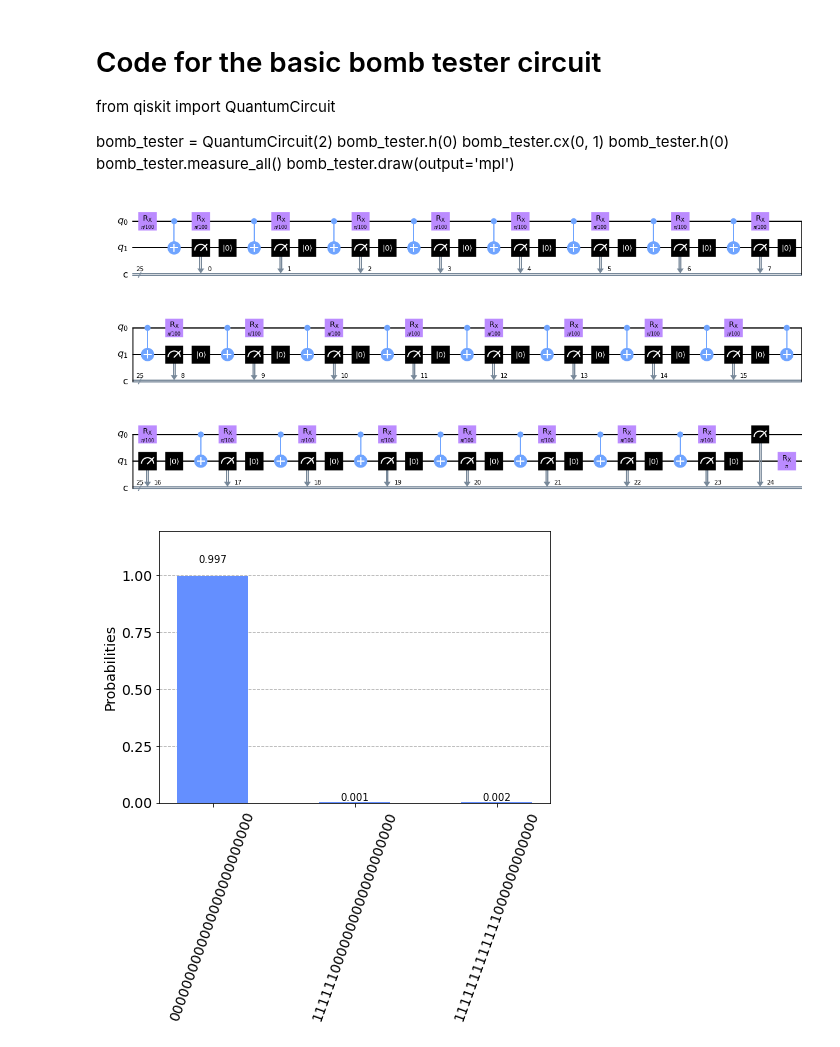
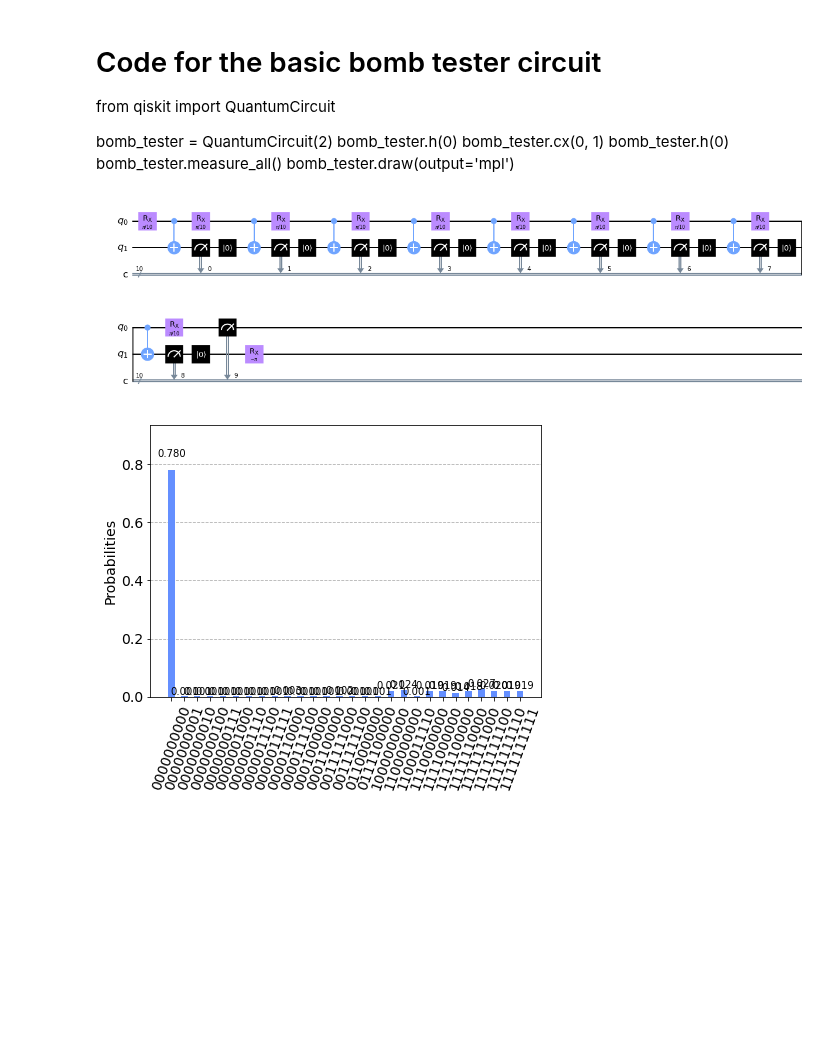
Before and after one commit to FreddyTF/QuantumBiscuit, a Jupyter notebook: Experiment-Description.ipynb, the cells around one changed output. Saved outputs shown, nothing was run; the diff lists cells and outputs as text; code cells hidden in the pictures; blank space fills up the shorter version.

```diff
--- a/Experiment-Description.ipynb
+++ b/Experiment-Description.ipynb
@@ -310,37 +304,37 @@ from qiskit.circuit import QuantumRegister, ClassicalRegister
 import numpy as np
 from qiskit.circuit.library import RXGate, RYGate
 
 from qiskit.providers.aer import QasmSimulator
 from qiskit.visualization import plot_histogram
 
 simulator = QasmSimulator()
 
 
 
-cycles = 25 # Choose the number of times we want to pass our photon through the mystery box. The more, the better.
-theta = np.pi/100 # The correct reflectivity of our beamsplitter is chosen for the quantum Zeno effect to work.
+cycles = 10 # Choose the number of times we want to pass our photon through the mystery box. The more, the better.
+theta = np.pi/cycles # The correct reflectivity of our beamsplitter is chosen for the quantum Zeno effect to work.
 
 # Create our quantum circuit
 qr = QuantumRegister(2, 'q')
 cr = ClassicalRegister(cycles, 'c')
 zeno_tester = QuantumCircuit(qr, cr)
 
 # Create a chain of our variable beamsplitters and C-NOT bombs
 for cycle in range(cycles-1):
     zeno_tester.append(RXGate(theta), [qr[0]])
     zeno_tester.cx(0, 1)
     zeno_tester.measure(qr[1],cr[cycle])
     zeno_tester.reset(qr[1])
 
 # Add a final beamsplitter
 zeno_tester.append(RXGate(theta), [qr[0]])
-zeno_tester.append(RXGate(np.pi), [qr[1]])
+zeno_tester.append(RXGate(-np.pi), [qr[1]])
 
 #Measure our photon to predict whether there is a bomb, and measure our bomb qubit to see if it exploded.
 zeno_tester.measure(qr[0],cr[cycles-1])
 zeno_tester.draw(output='mpl')
 # %% [output]
-[figure, old version]
+[figure, new version]
 # %%
 # Running the Zeno bomb tester
 
@@ -350,4 +344,4 @@ zeno_counts = zeno_result.get_counts(zeno_tester)
 
 plot_histogram(zeno_counts)
 # %% [output]
-[figure, old version]
+[figure, new version]
```
Also changed, not shown: parts of 11 cells of this notebook.
